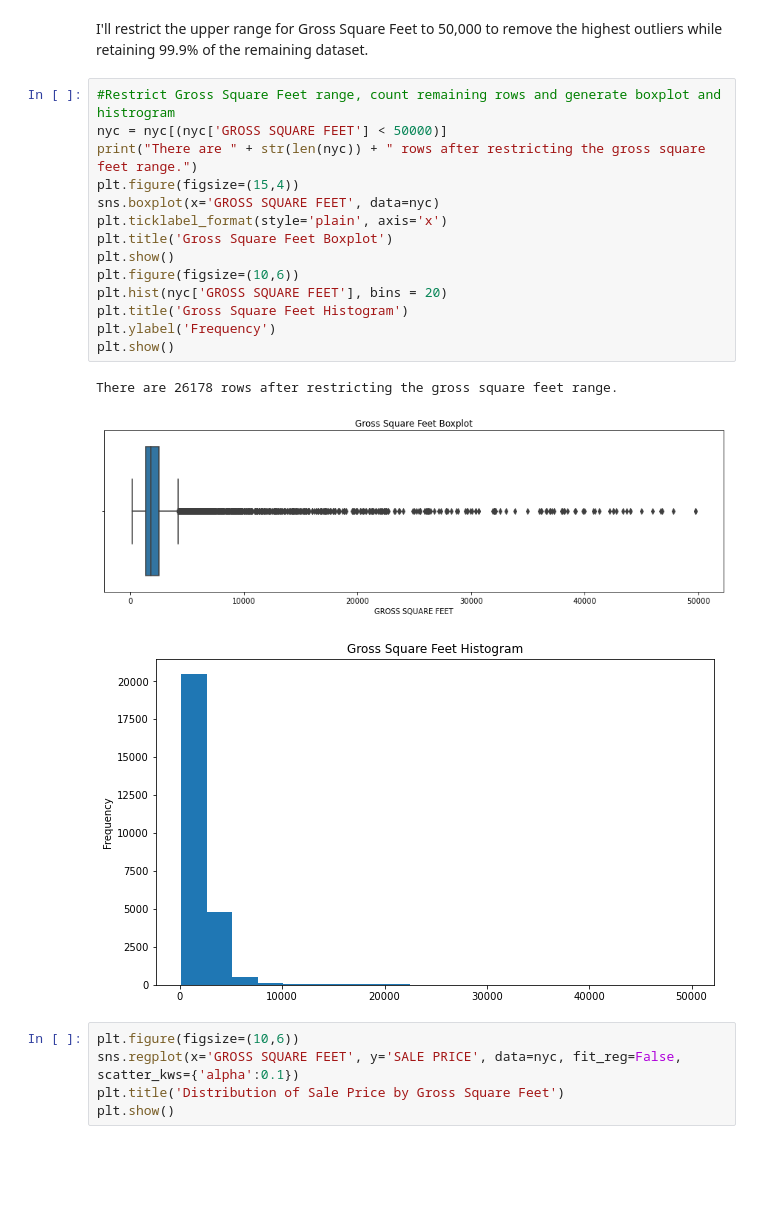
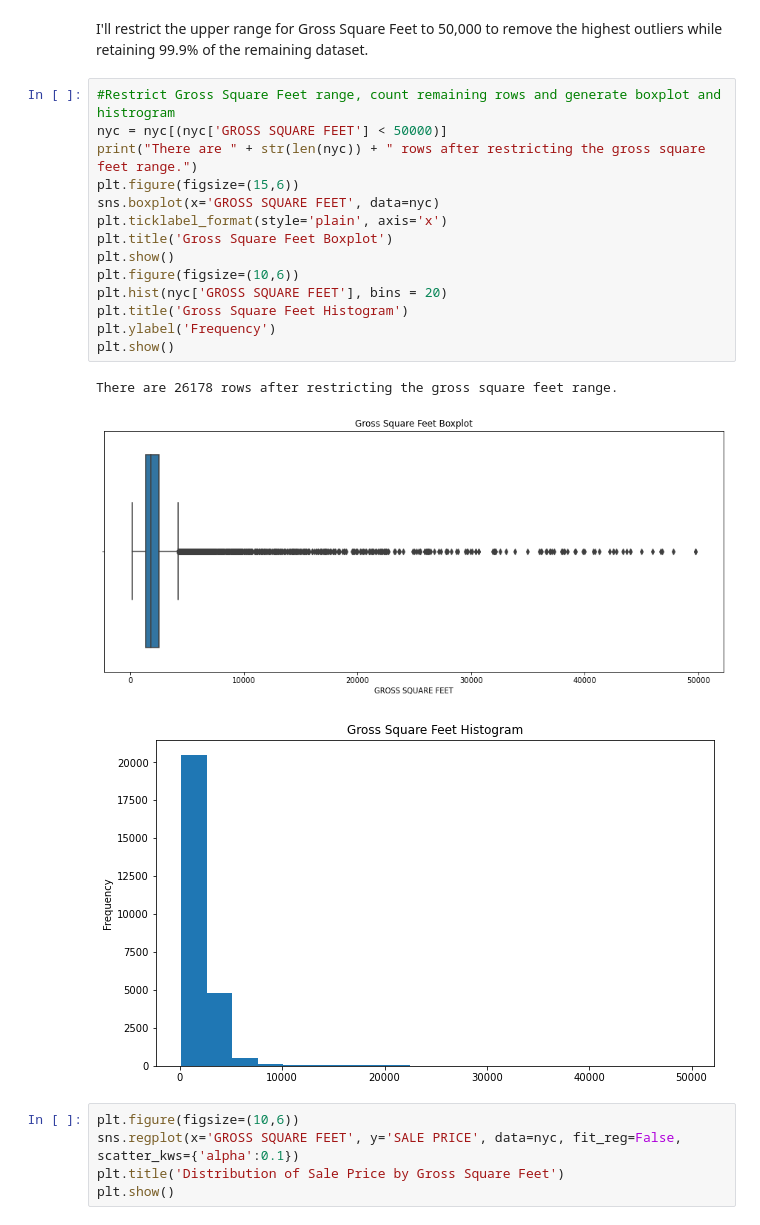
Before and after one commit to nmessing/NYCRealEstateCapstoneProject, a Jupyter notebook: NYC Real Estate Capstone Project.ipynb, the cells around one changed output. Saved outputs shown, nothing was run; the diff lists cells and outputs as text; blank space fills up the shorter version.

```diff
--- a/NYC Real Estate Capstone Project.ipynb
+++ b/NYC Real Estate Capstone Project.ipynb
@@ -408,20 +408,20 @@ I'll restrict the upper range for Gross Square Feet to 50,000 to remove the high
 # %%
 #Restrict Gross Square Feet range, count remaining rows and generate boxplot and histrogram
 nyc = nyc[(nyc['GROSS SQUARE FEET'] < 50000)]
 print("There are " + str(len(nyc)) + " rows after restricting the gross square feet range.")
-plt.figure(figsize=(15,4))
+plt.figure(figsize=(15,6))
 sns.boxplot(x='GROSS SQUARE FEET', data=nyc)
 plt.ticklabel_format(style='plain', axis='x')
 plt.title('Gross Square Feet Boxplot')
 plt.show()
 plt.figure(figsize=(10,6))
 plt.hist(nyc['GROSS SQUARE FEET'], bins = 20)
 plt.title('Gross Square Feet Histogram')
 plt.ylabel('Frequency')
 plt.show()
 # %% [output]
 There are 26178 rows after restricting the gross square feet range.
-[figure, old version]
+[figure, new version]
 [figure]
 # %%
 plt.figure(figsize=(10,6))
```
Also changed, not shown: parts of 6 cells of this notebook.
